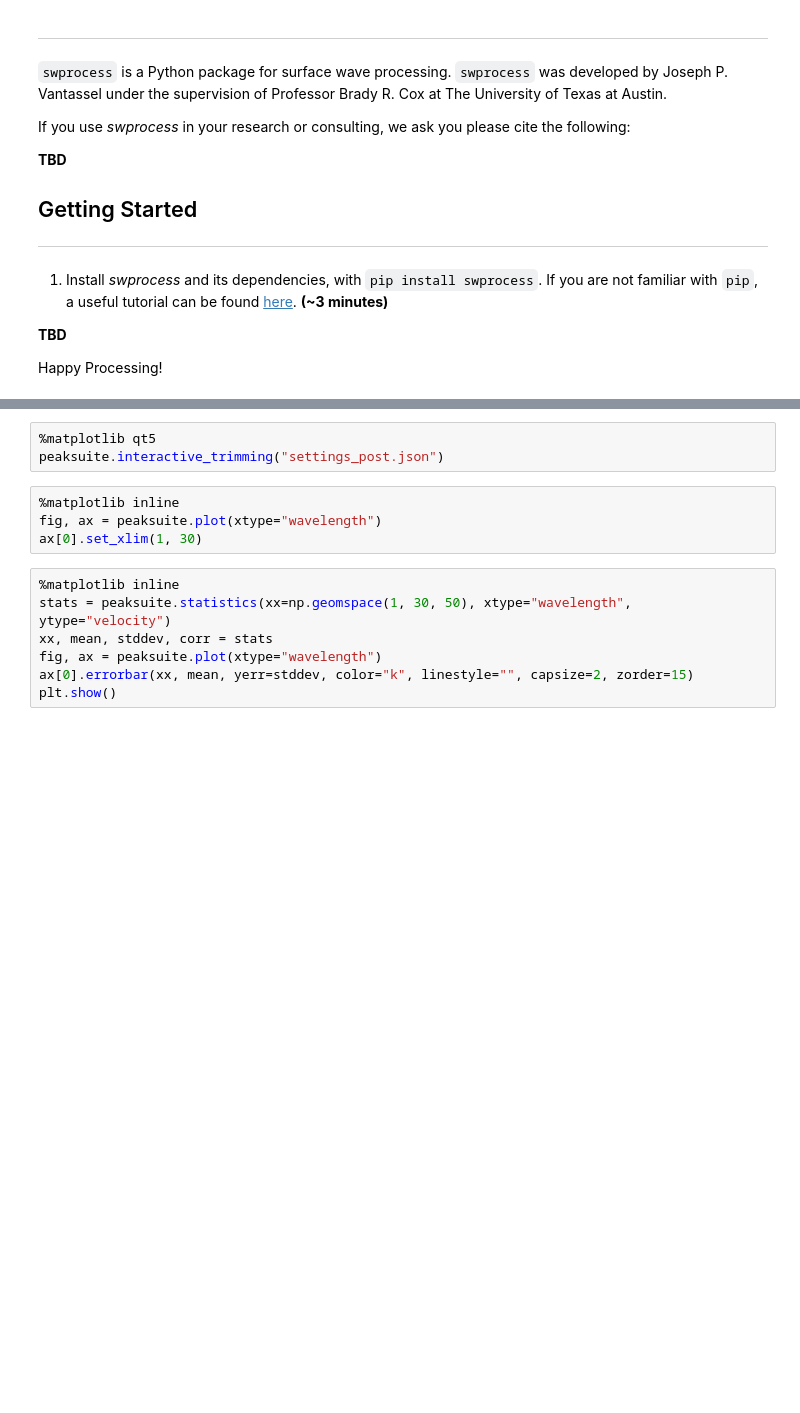
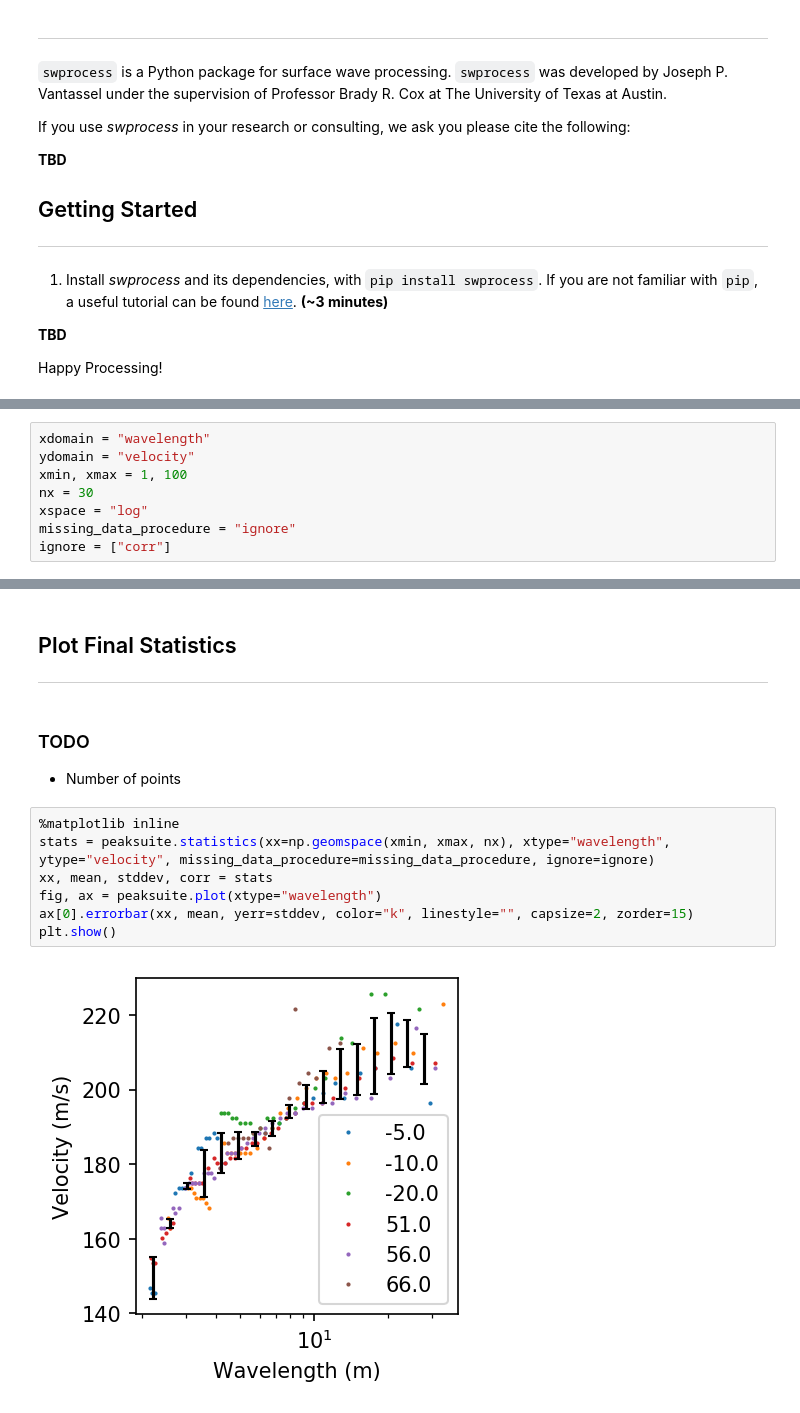
Before and after one commit to jpvantassel/swprocess, a Jupyter notebook: examples/stats/stats.ipynb, the cells around one changed output, grey strips where cells are left out. Saved outputs shown, nothing was run; the diff lists cells and outputs as text; blank space fills up the shorter version.

```diff
--- a/examples/stats/stats.ipynb
+++ b/examples/stats/stats.ipynb
@@ -67,0 +101,8 @@ peaksuite = swprocess.PeaksSuite.from_jsons(fname)
+# %%
+xdomain = "wavelength"
+ydomain = "velocity"
+xmin, xmax = 1, 100
+nx = 30
+xspace = "log"
+missing_data_procedure = "ignore"
+ignore = ["corr"]
@@ -73,14 +143,16 @@ plt.show()
-# %%
-%matplotlib qt5
-peaksuite.interactive_trimming("settings_post.json")
-# %%
-%matplotlib inline
-fig, ax = peaksuite.plot(xtype="wavelength")
-ax[0].set_xlim(1, 30)
+# %% [markdown]
+## Plot Final Statistics
+---
+# %% [markdown]
+### TODO
+
+- Number of points
 # %%
 %matplotlib inline
-stats = peaksuite.statistics(xx=np.geomspace(1, 30, 50), xtype="wavelength", ytype="velocity")
+stats = peaksuite.statistics(xx=np.geomspace(xmin, xmax, nx), xtype="wavelength", ytype="velocity", missing_data_procedure=missing_data_procedure, ignore=ignore)
 xx, mean, stddev, corr = stats
 fig, ax = peaksuite.plot(xtype="wavelength")
 ax[0].errorbar(xx, mean, yerr=stddev, color="k", linestyle="", capsize=2, zorder=15)
 plt.show()
+# %% [output]
+[figure, added]
```
Also changed, not shown: parts of 18 cells of this notebook, 3 other files.
